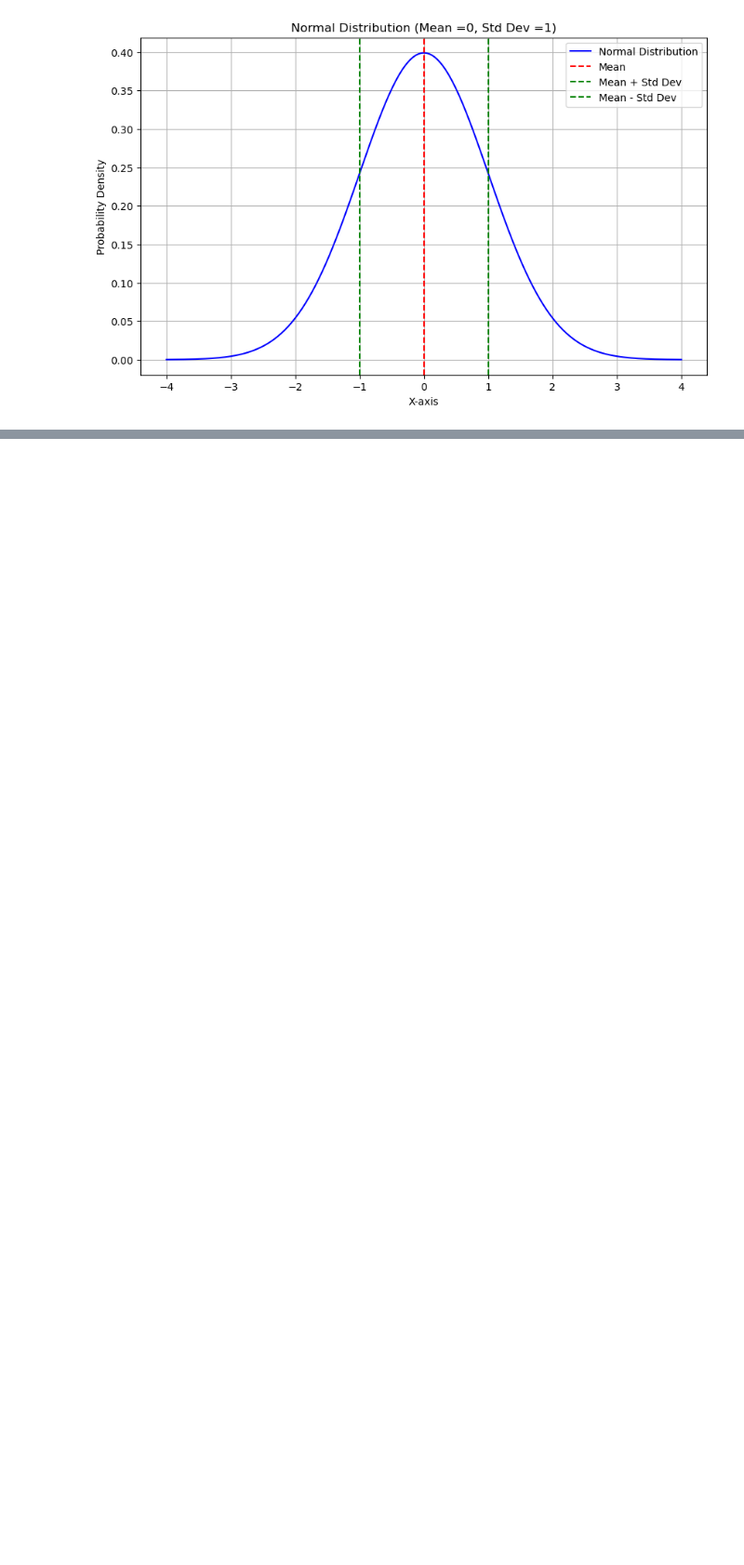
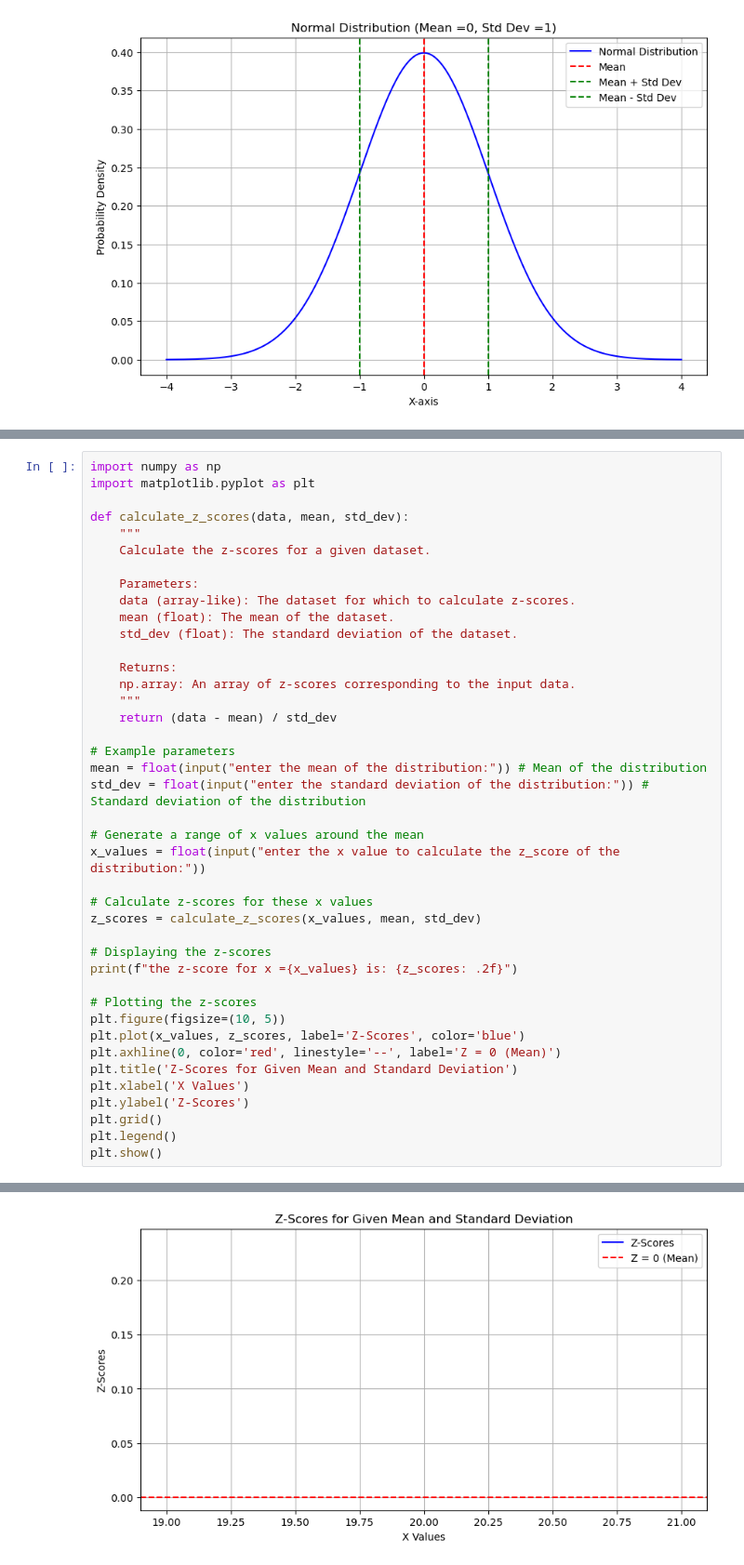
Before and after one commit to Mahniba/Normal-distrubution, a Jupyter notebook: Normal distribution.ipynb, the cells around one changed output, grey strips where cells are left out. Shown: that part at 93% size. Saved outputs shown, nothing was run; the diff lists cells and outputs as text; blank space fills up the shorter version.

```diff
--- a/Normal distribution.ipynb
+++ b/Normal distribution.ipynb
@@ -70,0 +139,42 @@ The probability density at x=3.0 for N(μ=12.0, σ=45.0) is 0.0087
+# %%
+import numpy as np
+import matplotlib.pyplot as plt
+
+def calculate_z_scores(data, mean, std_dev):
+    """
+    Calculate the z-scores for a given dataset.
+
+    Parameters:
+    data (array-like): The dataset for which to calculate z-scores.
+    mean (float): The mean of the dataset.
+    std_dev (float): The standard deviation of the dataset.
+
+    Returns:
+    np.array: An array of z-scores corresponding to the input data.
+    """
+    return (data - mean) / std_dev
+
+# Example parameters
+mean = float(input("enter the mean of the distribution:")) # Mean of the distribution
+std_dev = float(input("enter the standard deviation of the distribution:")) # Standard deviation of the distribution
+
+# Generate a range of x values around the mean
+x_values = float(input("enter the x value to calculate the z_score of the distribution:"))
+
+# Calculate z-scores for these x values
+z_scores = calculate_z_scores(x_values, mean, std_dev)
+
+# Displaying the z-scores
+print(f"the z-score for x ={x_values} is: {z_scores: .2f}")
+
+# Plotting the z-scores
+plt.figure(figsize=(10, 5))
+plt.plot(x_values, z_scores, label='Z-Scores', color='blue')
+plt.axhline(0, color='red', linestyle='--', label='Z = 0 (Mean)')
+plt.title('Z-Scores for Given Mean and Standard Deviation')
+plt.xlabel('X Values')
+plt.ylabel('Z-Scores')
+plt.grid()
+plt.legend()
+plt.show()
+# %% [output]
@@ -70,0 +185 @@ The probability density at x=3.0 for N(μ=12.0, σ=45.0) is 0.0087
+[figure, added]
```
Also changed, not shown: parts of 6 cells of this notebook.
